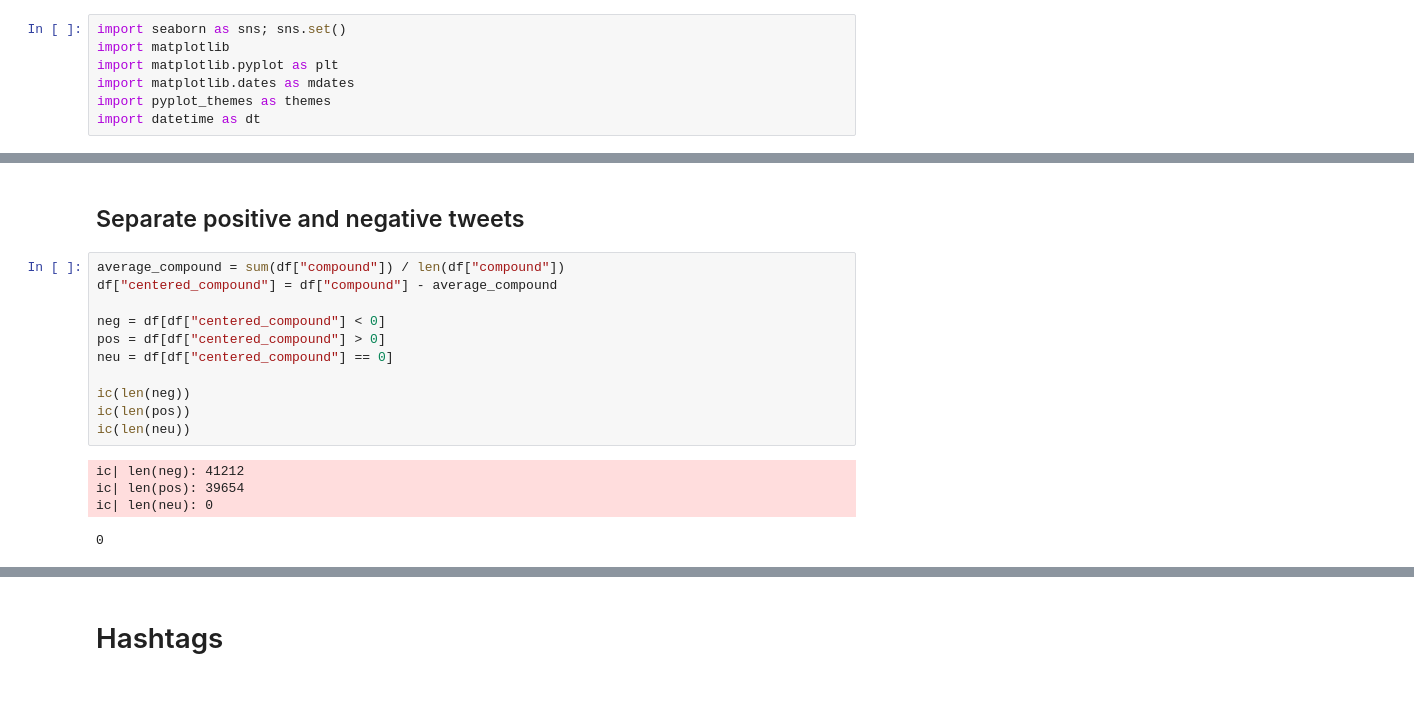
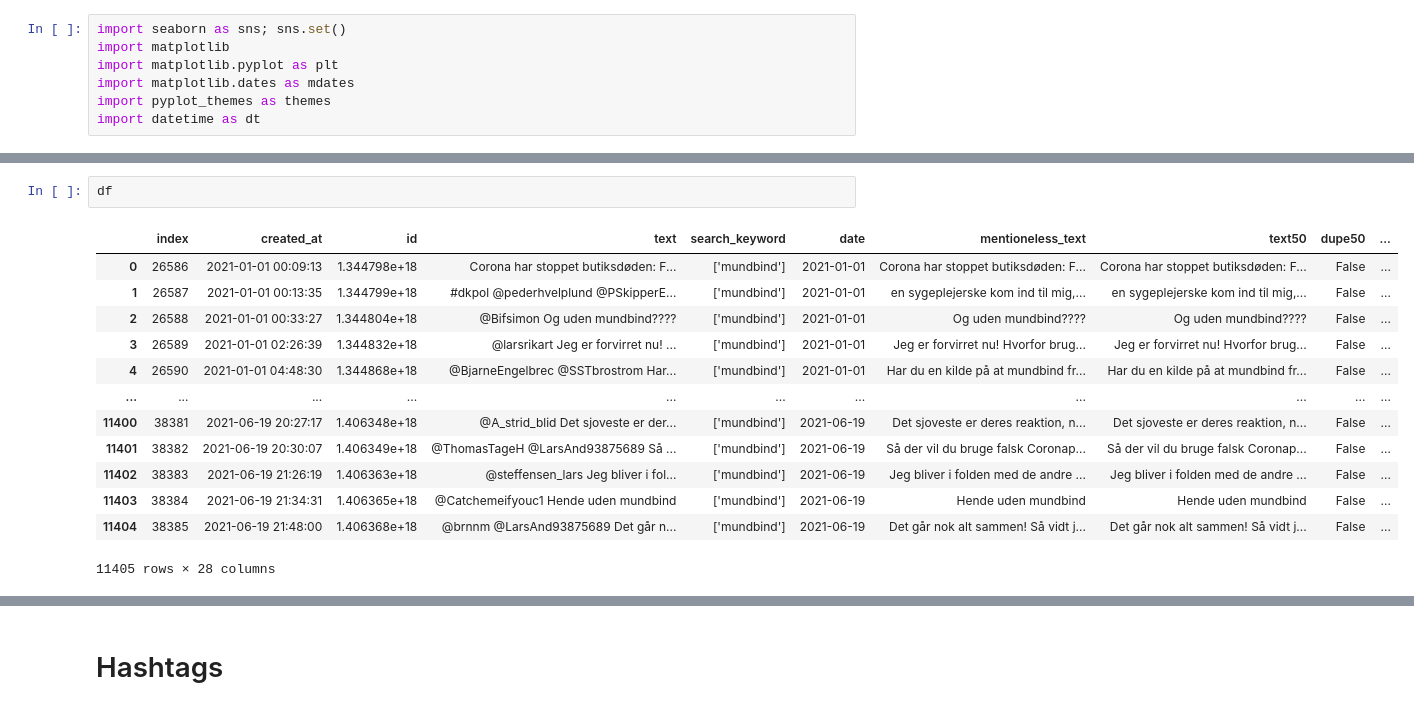
Before and after one commit to stinenyhus/HOPE-keyword-query-Twitter, a Jupyter notebook: notebooks/explore_and_visualize.ipynb, the cells around one changed output, grey strips where cells are left out. Cells and saved outputs as stored; diff of their text form.

```diff
--- a/notebooks/explore_and_visualize.ipynb
+++ b/notebooks/explore_and_visualize.ipynb
@@ -247,18 +145,16 @@ fig.show()
-# %% [markdown]
-## Separate positive and negative tweets
-# %%
-average_compound = sum(df["compound"]) / len(df["compound"])
-df["centered_compound"] = df["compound"] - average_compound
-
-neg = df[df["centered_compound"] < 0]
-pos = df[df["centered_compound"] > 0]
-neu = df[df["centered_compound"] == 0]
-
-ic(len(neg))
-ic(len(pos))
-ic(len(neu))
-# %% [output]
-ic| len(neg): 41212
-ic| len(pos): 39654
-ic| len(neu): 0
-0
+# %%
+df
+# %% [output]
+|  | index | created_at | id | text | search_keyword | date | mentioneless_text | text50 | dupe50 | ... |
+| 0 | 26586 | 2021-01-01 00:09:13 | 1.344798e+18 | Corona har stoppet butiksdøden: F... | ['mundbind'] | 2021-01-01 | Corona har stoppet butiksdøden: F... | Corona har stoppet butiksdøden: F... | False | ... |
+| 1 | 26587 | 2021-01-01 00:13:35 | 1.344799e+18 | #dkpol @pederhvelplund @PSkipperE... | ['mundbind'] | 2021-01-01 | en sygeplejerske kom ind til mig,... | en sygeplejerske kom ind til mig,... | False | ... |
+| 2 | 26588 | 2021-01-01 00:33:27 | 1.344804e+18 | @Bifsimon Og uden mundbind???? | ['mundbind'] | 2021-01-01 | Og uden mundbind???? | Og uden mundbind???? | False | ... |
+| 3 | 26589 | 2021-01-01 02:26:39 | 1.344832e+18 | @larsrikart Jeg er forvirret nu! ... | ['mundbind'] | 2021-01-01 | Jeg er forvirret nu! Hvorfor brug... | Jeg er forvirret nu! Hvorfor brug... | False | ... |
+| 4 | 26590 | 2021-01-01 04:48:30 | 1.344868e+18 | @BjarneEngelbrec @SSTbrostrom Har... | ['mundbind'] | 2021-01-01 | Har du en kilde på at mundbind fr... | Har du en kilde på at mundbind fr... | False | ... |
+| ... | ... | ... | ... | ... | ... | ... | ... | ... | ... | ... |
+| 11400 | 38381 | 2021-06-19 20:27:17 | 1.406348e+18 | @A_strid_blid Det sjoveste er der... | ['mundbind'] | 2021-06-19 | Det sjoveste er deres reaktion, n... | Det sjoveste er deres reaktion, n... | False | ... |
+| 11401 | 38382 | 2021-06-19 20:30:07 | 1.406349e+18 | @ThomasTageH @LarsAnd93875689 Så ... | ['mundbind'] | 2021-06-19 | Så der vil du bruge falsk Coronap... | Så der vil du bruge falsk Coronap... | False | ... |
+| 11402 | 38383 | 2021-06-19 21:26:19 | 1.406363e+18 | @steffensen_lars Jeg bliver i fol... | ['mundbind'] | 2021-06-19 | Jeg bliver i folden med de andre ... | Jeg bliver i folden med de andre ... | False | ... |
+| 11403 | 38384 | 2021-06-19 21:34:31 | 1.406365e+18 | @Catchemeifyouc1 Hende uden mundbind | ['mundbind'] | 2021-06-19 | Hende uden mundbind | Hende uden mundbind | False | ... |
+| 11404 | 38385 | 2021-06-19 21:48:00 | 1.406368e+18 | @brnnm @LarsAnd93875689 Det går n... | ['mundbind'] | 2021-06-19 | Det går nok alt sammen! Så vidt j... | Det går nok alt sammen! Så vidt j... | False | ... |
+11405 rows × 28 columns
```
Also changed, not shown: parts of 23 cells of this notebook.
